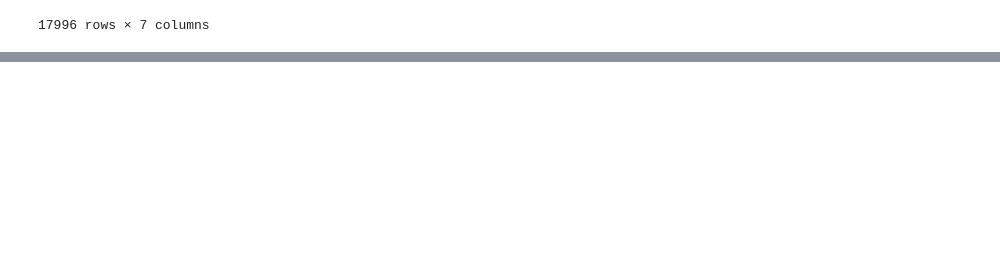
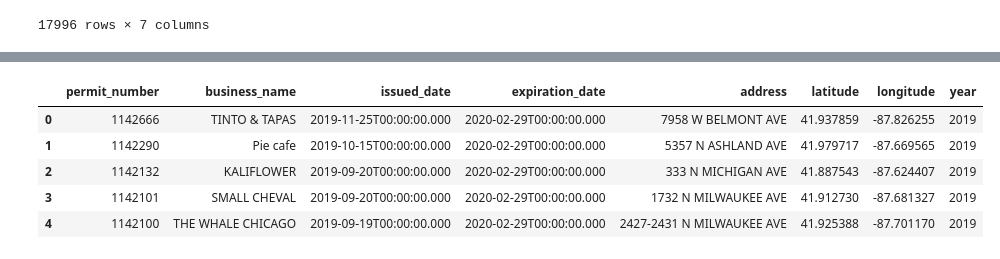
Before and after one commit to williamwall96/Chicago_sidewalk_permits, a Jupyter notebook: data_cleanup/data.ipynb, the cells around one changed output, grey strips where cells are left out. Drawn from its saved outputs; the diff is of its cells as text; code cells hidden in the pictures; blank space fills up the shorter version.

```diff
--- a/data_cleanup/data.ipynb
+++ b/data_cleanup/data.ipynb
@@ -136,0 +158,9 @@ select * from past_permits as p;
+# %%
+import_permits_df.head()
+# %% [output]
+|  | permit_number | business_name | issued_date | expiration_date | address | latitude | longitude | year |
+| 0 | 1142666 | TINTO & TAPAS | 2019-11-25T00:00:00.000 | 2020-02-29T00:00:00.000 | 7958 W BELMONT AVE | 41.937859 | -87.826255 | 2019 |
+| 1 | 1142290 | Pie cafe | 2019-10-15T00:00:00.000 | 2020-02-29T00:00:00.000 | 5357 N ASHLAND AVE | 41.979717 | -87.669565 | 2019 |
+| 2 | 1142132 | KALIFLOWER | 2019-09-20T00:00:00.000 | 2020-02-29T00:00:00.000 | 333 N MICHIGAN AVE | 41.887543 | -87.624407 | 2019 |
+| 3 | 1142101 | SMALL CHEVAL | 2019-09-20T00:00:00.000 | 2020-02-29T00:00:00.000 | 1732 N MILWAUKEE AVE | 41.912730 | -87.681327 | 2019 |
+| 4 | 1142100 | THE WHALE CHICAGO | 2019-09-19T00:00:00.000 | 2020-02-29T00:00:00.000 | 2427-2431 N MILWAUKEE AVE | 41.925388 | -87.701170 | 2019 |
```
Also changed, not shown: parts of 22 cells of this notebook, 2 other files.
